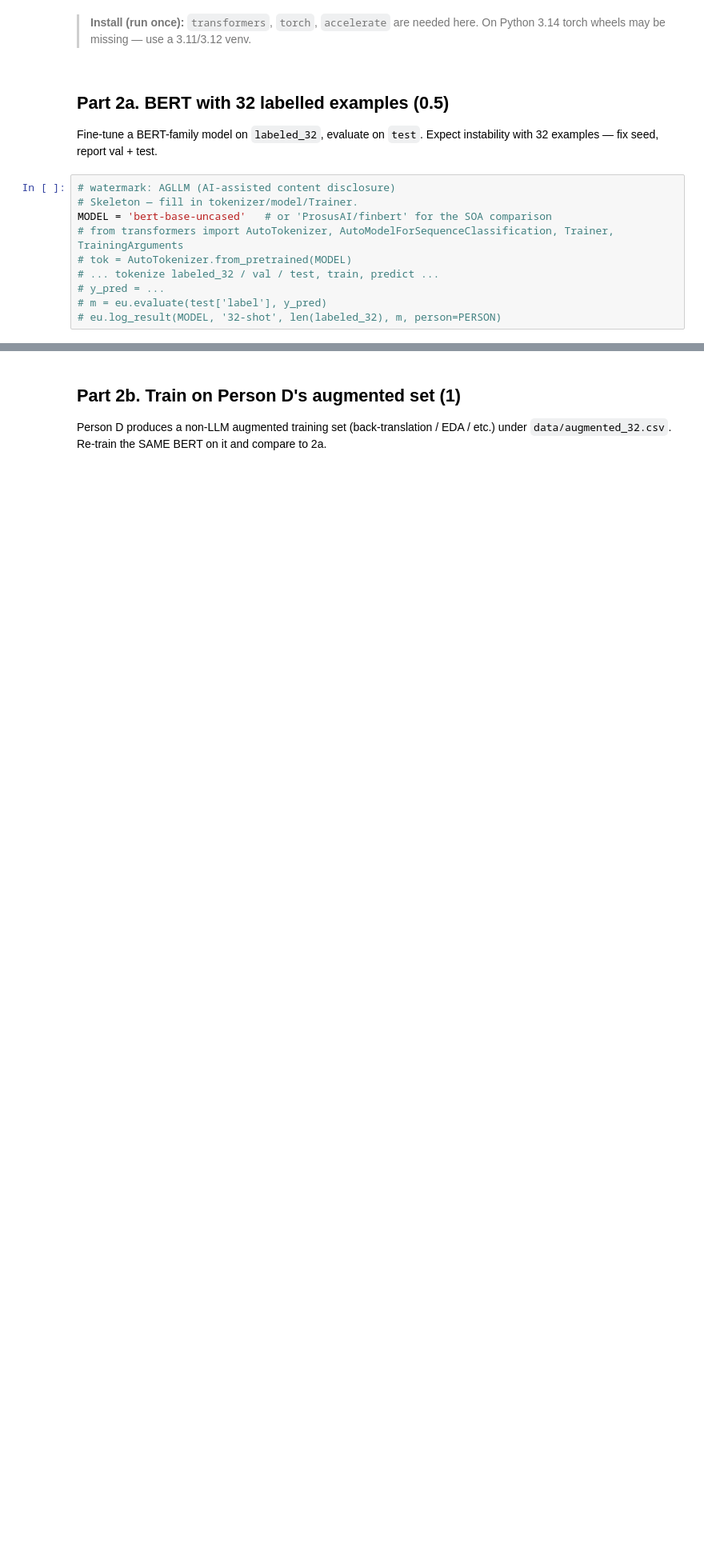
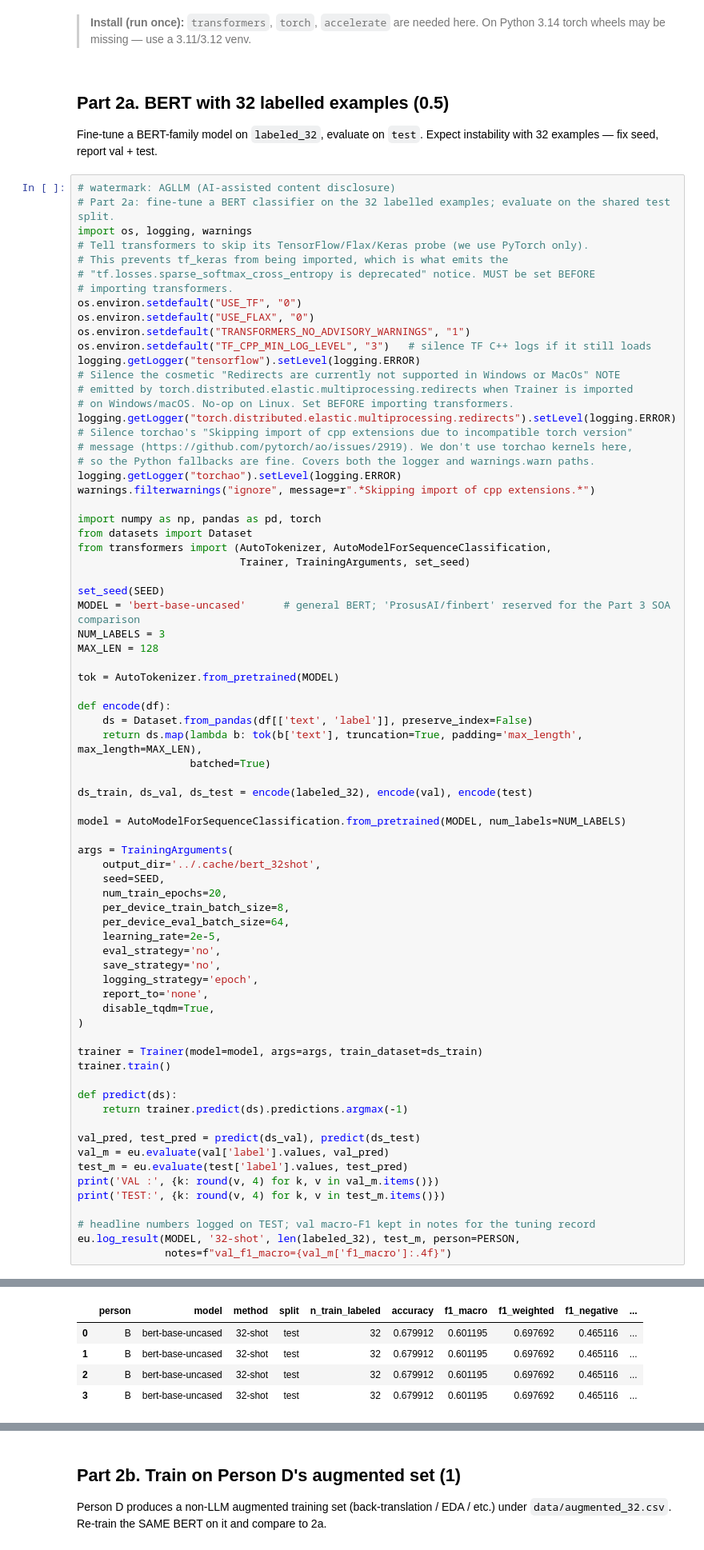
Before and after one commit to cherrylchico/advanced_nlp, a Jupyter notebook: notebooks/bert_part2_3.ipynb, the cells around one changed output, grey strips where cells are left out. Shown at 80% size. Drawn from its saved outputs; the diff is of its cells as text; blank space fills up the shorter version.

Commit message:
Part 2/3 BERT track: 32-shot + full-data curve runs and results
Co-Authored-By: Claude Opus 4.8 (1M context) <noreply@anthropic.com>

```diff
--- a/notebooks/bert_part2_3.ipynb
+++ b/notebooks/bert_part2_3.ipynb
@@ -41,11 +46,75 @@ for k, v in splits.items():
 Fine-tune a BERT-family model on `labeled_32`, evaluate on `test`.‍ Expect instability with 32 examples — fix seed, report val + test.‍
 # %%
 # watermark: AGLLM (AI-assisted content disclosure)
-# Skeleton — fill in tokenizer/model/Trainer.
-MODEL = 'bert-base-uncased'   # or 'ProsusAI/finbert' for the SOA comparison
-# from transformers import AutoTokenizer, AutoModelForSequenceClassification, Trainer, TrainingArguments
-# tok = AutoTokenizer.from_pretrained(MODEL)
-# ... tokenize labeled_32 / val / test, train, predict ...
-# y_pred = ...
-# m = eu.evaluate(test['label'], y_pred)
-# eu.log_result(MODEL, '32-shot', len(labeled_32), m, person=PERSON)
+# Part 2a: fine-tune a BERT classifier on the 32 labelled examples; evaluate on the shared test split.
+import os, logging, warnings
+# Tell transformers to skip its TensorFlow/Flax/Keras probe (we use PyTorch only).
+# This prevents tf_keras from being imported, which is what emits the
+# "tf.losses.sparse_softmax_cross_entropy is deprecated" notice. MUST be set BEFORE
+# importing transformers.
+os.environ.setdefault("USE_TF", "0")
+os.environ.setdefault("USE_FLAX", "0")
+os.environ.setdefault("TRANSFORMERS_NO_ADVISORY_WARNINGS", "1")
+os.environ.setdefault("TF_CPP_MIN_LOG_LEVEL", "3")   # silence TF C++ logs if it still loads
+logging.getLogger("tensorflow").setLevel(logging.ERROR)
+# Silence the cosmetic "Redirects are currently not supported in Windows or MacOs" NOTE
+# emitted by torch.distributed.elastic.multiprocessing.redirects when Trainer is imported
+# on Windows/macOS. No-op on Linux. Set BEFORE importing transformers.
+logging.getLogger("torch.distributed.elastic.multiprocessing.redirects").setLevel(logging.ERROR)
+# Silence torchao's "Skipping import of cpp extensions due to incompatible torch version"
+# message (https://github.com/pytorch/ao/issues/2919). We don't use torchao kernels here,
+# so the Python fallbacks are fine. Covers both the logger and warnings.warn paths.
+logging.getLogger("torchao").setLevel(logging.ERROR)
+warnings.filterwarnings("ignore", message=r".*Skipping import of cpp extensions.*")
+
+import numpy as np, pandas as pd, torch
+from datasets import Dataset
+from transformers import (AutoTokenizer, AutoModelForSequenceClassification,
+                          Trainer, TrainingArguments, set_seed)
+
+set_seed(SEED)
+MODEL = 'bert-base-uncased'      # general BERT; 'ProsusAI/finbert' reserved for the Part 3 SOA comparison
+NUM_LABELS = 3
+MAX_LEN = 128
+
+tok = AutoTokenizer.from_pretrained(MODEL)
+
+def encode(df):
+    ds = Dataset.from_pandas(df[['text', 'label']], preserve_index=False)
+    return ds.map(lambda b: tok(b['text'], truncation=True, padding='max_length', max_length=MAX_LEN),
+                  batched=True)
+
+ds_train, ds_val, ds_test = encode(labeled_32), encode(val), encode(test)
+
+model = AutoModelForSequenceClassification.from_pretrained(MODEL, num_labels=NUM_LABELS)
+
+args = TrainingArguments(
+    output_dir='../.cache/bert_32shot',
+    seed=SEED,
+    num_train_epochs=20,
+    per_device_train_batch_size=8,
+    per_device_eval_batch_size=64,
+    learning_rate=2e-5,
+    eval_strategy='no',
+    save_strategy='no',
+    logging_strategy='epoch',
+    report_to='none',
+    disable_tqdm=True,
+)
+
+trainer = Trainer(model=model, args=args, train_dataset=ds_train)
+trainer.train()
+
+def predict(ds):
+    return trainer.predict(ds).predictions.argmax(-1)
+
+val_pred, test_pred = predict(ds_val), predict(ds_test)
+val_m = eu.evaluate(val['label'].values, val_pred)
+test_m = eu.evaluate(test['label'].values, test_pred)
+print('VAL :', {k: round(v, 4) for k, v in val_m.items()})
+print('TEST:', {k: round(v, 4) for k, v in test_m.items()})
+
+# headline numbers logged on TEST; val macro-F1 kept in notes for the tuning record
+eu.log_result(MODEL, '32-shot', len(labeled_32), test_m, person=PERSON,
+              notes=f"val_f1_macro={val_m['f1_macro']:.4f}")
+# %% [output]
@@ -51,0 +140,5 @@ MODEL = 'bert-base-uncased'   # or 'ProsusAI/finbert' for the SOA comparison
+|  | person | model | method | split | n_train_labeled | accuracy | f1_macro | f1_weighted | f1_negative | ... |
+| 0 | B | bert-base-uncased | 32-shot | test | 32 | 0.679912 | 0.601195 | 0.697692 | 0.465116 | ... |
+| 1 | B | bert-base-uncased | 32-shot | test | 32 | 0.679912 | 0.601195 | 0.697692 | 0.465116 | ... |
+| 2 | B | bert-base-uncased | 32-shot | test | 32 | 0.679912 | 0.601195 | 0.697692 | 0.465116 | ... |
+| 3 | B | bert-base-uncased | 32-shot | test | 32 | 0.679912 | 0.601195 | 0.697692 | 0.465116 | ... |
```
Also changed, not shown: parts of 6 cells of this notebook, 1 other file.
